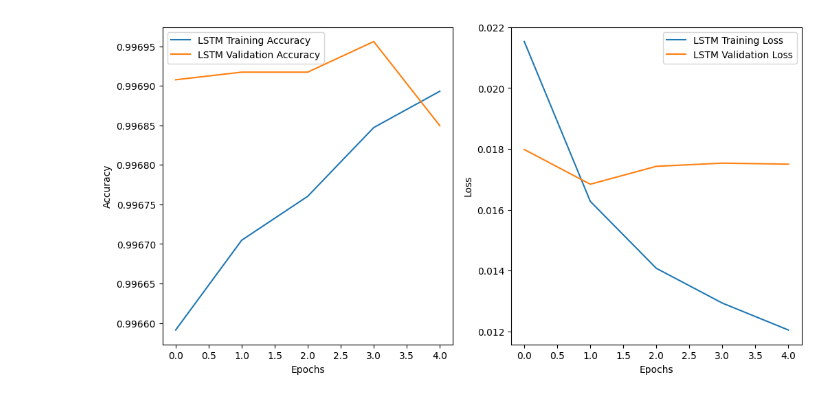
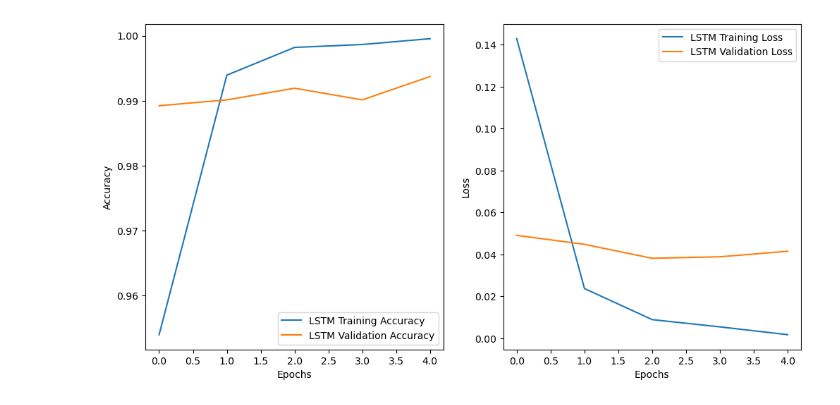
Before and after one commit to 0xhatim/ML-email-spam-detection, a Jupyter notebook: LSTM-based.ipynb, the cells around one changed output. Cells and saved outputs as stored; diff of their text form; code cells hidden in the pictures.

Commit message:
lstm update, subject data
updated the lstm file to use the simplified dataset adn also added a version of the dataset with subject lines

```diff
--- a/LSTM-based.ipynb
+++ b/LSTM-based.ipynb
@@ -13,10 +13,10 @@ import matplotlib.pyplot as plt
 
 # Load and prepare the dataset
 df = pd.read_csv('enron_05_17_2015_with_labels_v2.csv_enron_05_17_2015_with_labels_v2.csv')
-df['Text'] = df['Subject'].fillna('') + ' ' + df['content'].fillna('')
+df['Text'] = df['Message'].fillna('')
 df['Text'] = df['Text'].apply(lambda text: re.sub(r'\W', ' ', text.lower()).strip())
 label_encoder = LabelEncoder()
-df['Label'] = label_encoder.fit_transform(df['labeled'])
+df['Label'] = label_encoder.fit_transform(df['Category'])
 
 # Tokenization and Padding
 MAX_WORDS = 10000
@@ -59,7 +59,7 @@ LSTM Test Accuracy: 99.68%
 #Now that we have trained the model, let's save it and evaluate its performance.
 
 # Save the model
-#model_lstm.save('spam_ham_model.h5')
+model_lstm.save('spam_ham_model.h5')
 
 # Plot the training history in deep detail
 
@@ -82,4 +83,4 @@ plt.show()
-[figure, old version]
+[figure, new version]
 # %%
 from tensorflow.keras.models import load_model
 #Let's load the model and evaluate its performance on the test data.
```
Also changed, not shown: parts of 4 cells of this notebook, 2 other files.
